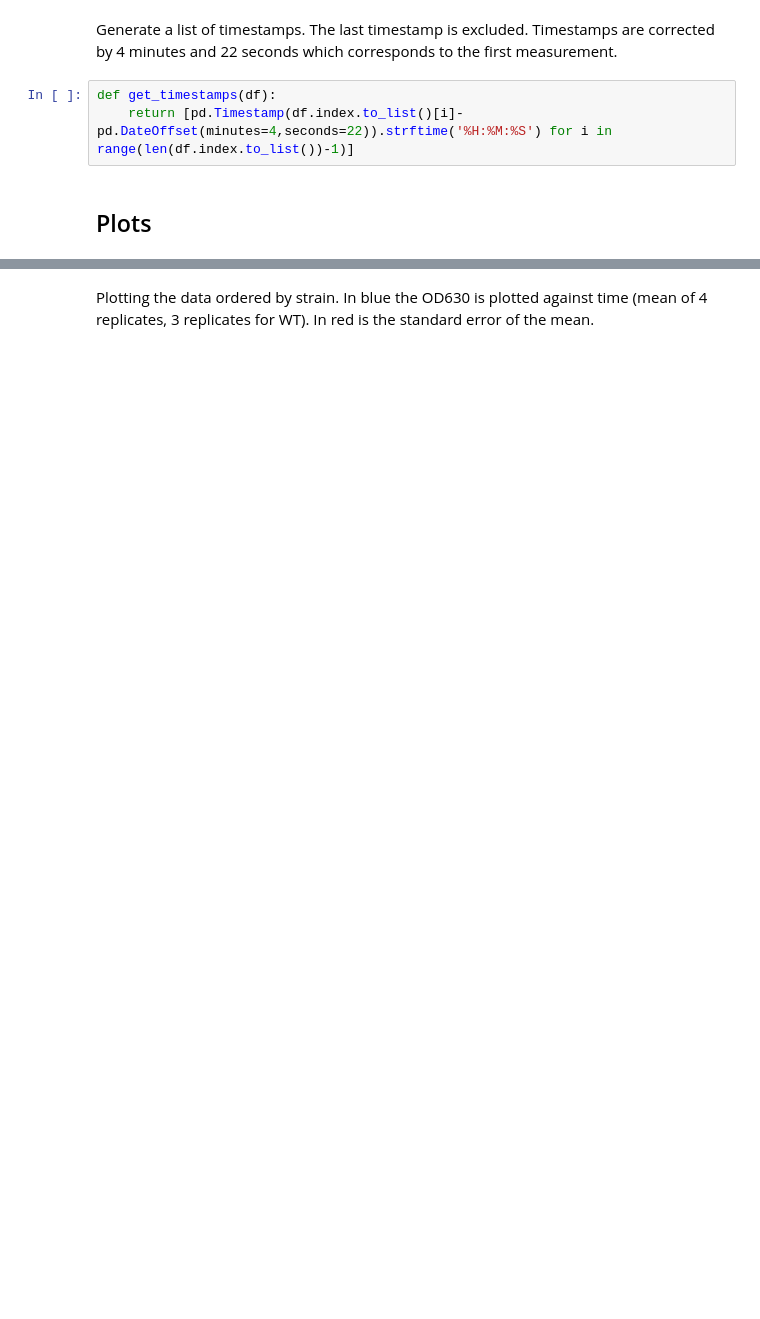
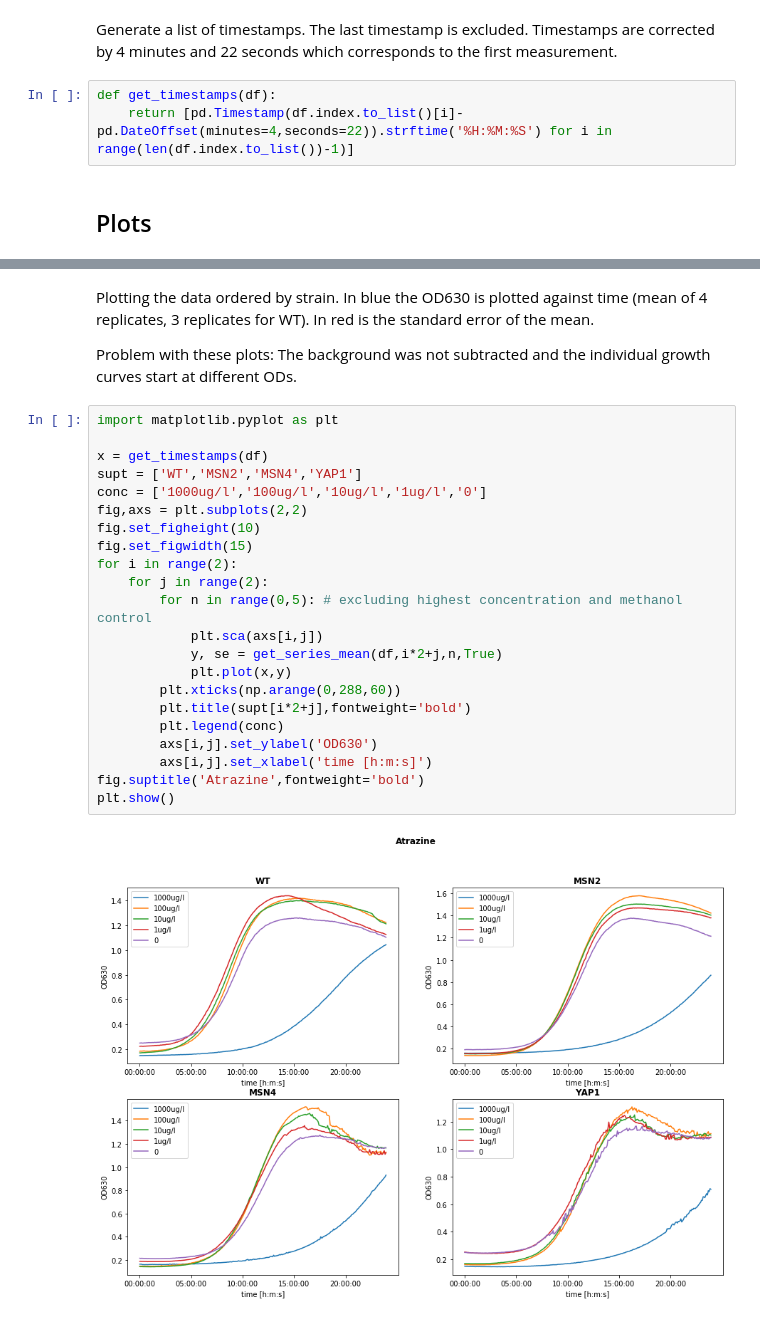
Before and after one commit to sspoerri/iGEM-EPFL-2020-Data_Analysis, a Jupyter notebook: notebooks/20200723_plate-fitness.ipynb, the cells around one changed output, grey strips where cells are left out. Cells and saved outputs as stored; diff of their text form; blank space fills up the shorter version.

```diff
--- a/notebooks/20200723_plate-fitness.ipynb
+++ b/notebooks/20200723_plate-fitness.ipynb
@@ -92,2 +124,28 @@ for n in range(4):
 # %% [markdown]
 Plotting the data ordered by strain. In blue the OD630 is plotted against time (mean of 4 replicates, 3 replicates for WT). In red is the standard error of the mean.
+
+Problem with these plots: The background was not subtracted and the individual growth curves start at different ODs.
+# %%
+import matplotlib.pyplot as plt
+
+x = get_timestamps(df)
+supt = ['WT','MSN2','MSN4','YAP1']
+conc = ['1000ug/l','100ug/l','10ug/l','1ug/l','0']
+fig,axs = plt.subplots(2,2)
+fig.set_figheight(10)
+fig.set_figwidth(15)
+for i in range(2):
+    for j in range(2):
+        for n in range(0,5): # excluding highest concentration and methanol control
+            plt.sca(axs[i,j])
+            y, se = get_series_mean(df,i*2+j,n,True)
+            plt.plot(x,y)
+        plt.xticks(np.arange(0,288,60))
+        plt.title(supt[i*2+j],fontweight='bold')
+        plt.legend(conc)
+        axs[i,j].set_ylabel('OD630')
+        axs[i,j].set_xlabel('time [h:m:s]')
+fig.suptitle('Atrazine',fontweight='bold')
+plt.show()
+# %% [output]
+[figure, added]
```
Also changed, not shown: parts of 12 cells of this notebook.
